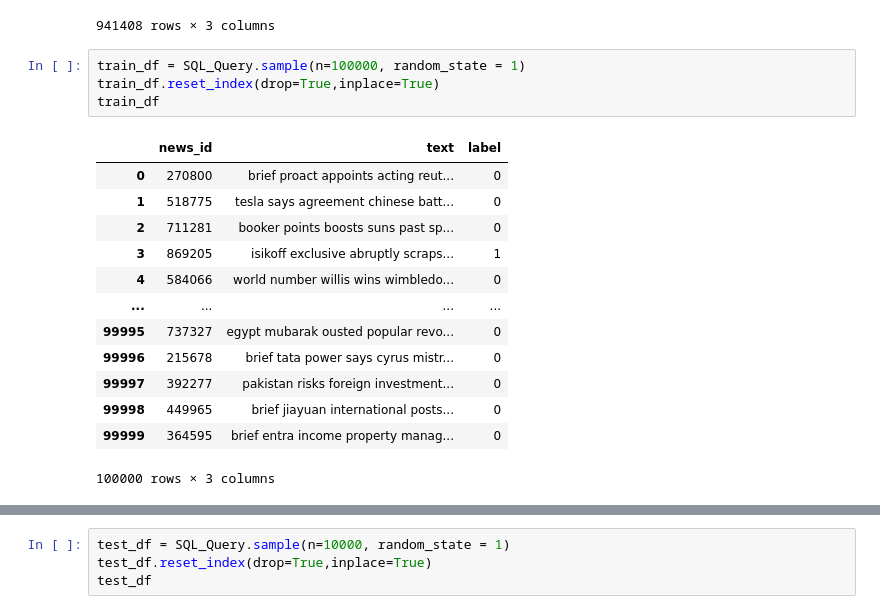
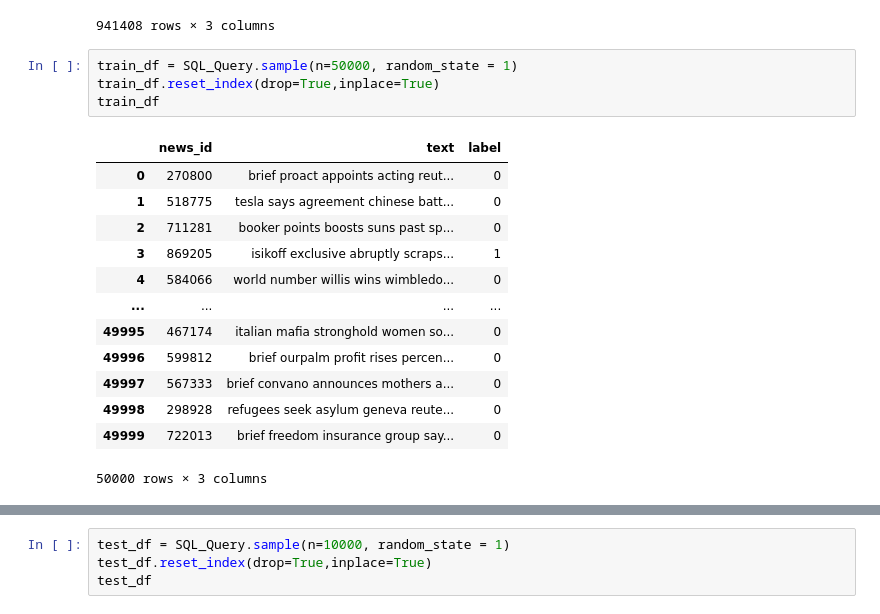
Before and after one commit to monash-tp37-project/iteration_1_model, a Jupyter notebook: news_class_model_keras.ipynb, the cells around one changed output, grey strips where cells are left out. Saved outputs shown, nothing was run; the diff lists cells and outputs as text.

```diff
--- a/news_class_model_keras.ipynb
+++ b/news_class_model_keras.ipynb
@@ -122,20 +122,20 @@ SQL_Query
 | 941407 | 941407 | futureguru upload online thats pr... | 1 |
 941408 rows × 3 columns
 # %%
-train_df = SQL_Query.sample(n=100000, random_state = 1)
+train_df = SQL_Query.sample(n=50000, random_state = 1)
 train_df.reset_index(drop=True,inplace=True)
 train_df
 # %% [output]
 |  | news_id | text | label |
 | 0 | 270800 | brief proact appoints acting reut... | 0 |
 | 1 | 518775 | tesla says agreement chinese batt... | 0 |
 | 2 | 711281 | booker points boosts suns past sp... | 0 |
 | 3 | 869205 | isikoff exclusive abruptly scraps... | 1 |
 | 4 | 584066 | world number willis wins wimbledo... | 0 |
 | ... | ... | ... | ... |
-| 99995 | 737327 | egypt mubarak ousted popular revo... | 0 |
-| 99996 | 215678 | brief tata power says cyrus mistr... | 0 |
-| 99997 | 392277 | pakistan risks foreign investment... | 0 |
-| 99998 | 449965 | brief jiayuan international posts... | 0 |
-| 99999 | 364595 | brief entra income property manag... | 0 |
+| 49995 | 467174 | italian mafia stronghold women so... | 0 |
+| 49996 | 599812 | brief ourpalm profit rises percen... | 0 |
+| 49997 | 567333 | brief convano announces mothers a... | 0 |
+| 49998 | 298928 | refugees seek asylum geneva reute... | 0 |
+| 49999 | 722013 | brief freedom insurance group say... | 0 |
-100000 rows × 3 columns
+50000 rows × 3 columns
```
Also changed, not shown: parts of 25 cells of this notebook.
